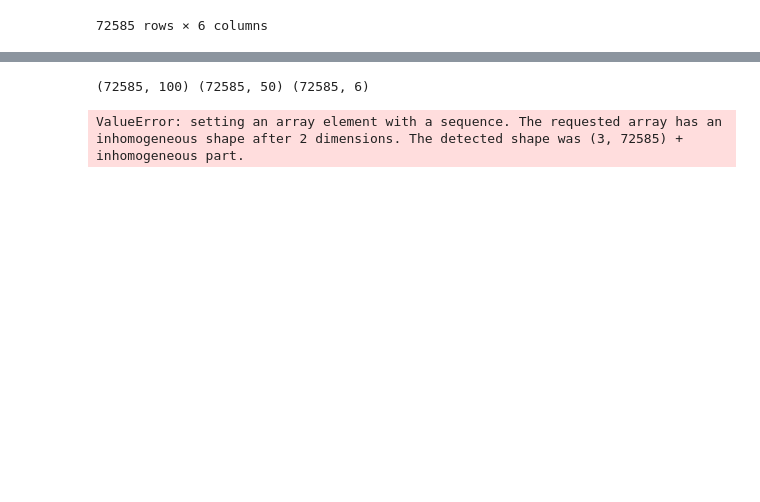
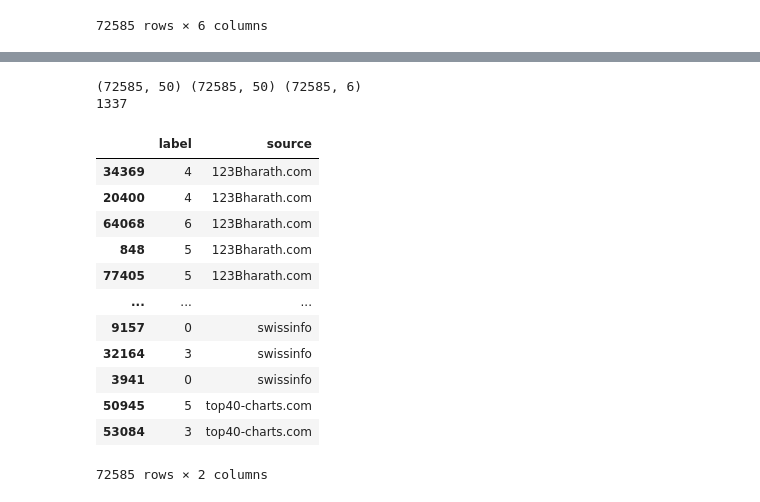
Before and after one commit to luciobaiocchi/newspaper_classificator, a Jupyter notebook: pre_pro.ipynb, the cells around one changed output, grey strips where cells are left out. Drawn from its saved outputs; the diff is of its cells as text; code cells hidden in the pictures; blank space fills up the shorter version.

```diff
--- a/pre_pro.ipynb
+++ b/pre_pro.ipynb
@@ -139,11 +145,12 @@ print(dev.shape)
 (72585, 50)
 (72585, 6)
 # %%
-df_title = pd.DataFrame(U_title)
-df_art = pd.DataFrame(U_art)
+df_title = pd.DataFrame(U_title, index=dev.index)
+df_art = pd.DataFrame(U_art, index=dev.index)
 print(df_art.shape , df_title.shape, dev.shape)
-df = pd.DataFrame([dev, df_title, df_art])
-df
+
+df = pd.concat([dev, df_title, df_art], axis=1)
+print(len(df['source'].unique()))
 # %% [output]
-(72585, 100) (72585, 50) (72585, 6)
+(72585, 50) (72585, 50) (72585, 6)
+1337
-ValueError: setting an array element with a sequence. The requested array has an inhomogeneous shape after 2 dimensions. The detected shape was (3, 72585) + inhomogeneous part.
@@ -149,0 +163,16 @@ ValueError: setting an array element with a sequence. The requested array has an
+# %%
+df.sort_values('source')[['label','source']]
+# %% [output]
+|  | label | source |
+| 34369 | 4 | 123Bharath.com |
+| 20400 | 4 | 123Bharath.com |
+| 64068 | 6 | 123Bharath.com |
+| 848 | 5 | 123Bharath.com |
+| 77405 | 5 | 123Bharath.com |
+| ... | ... | ... |
+| 9157 | 0 | swissinfo |
+| 32164 | 3 | swissinfo |
+| 3941 | 0 | swissinfo |
+| 50945 | 5 | top40-charts.com |
+| 53084 | 3 | top40-charts.com |
+72585 rows × 2 columns
```
Also changed, not shown: parts of 16 cells of this notebook.
